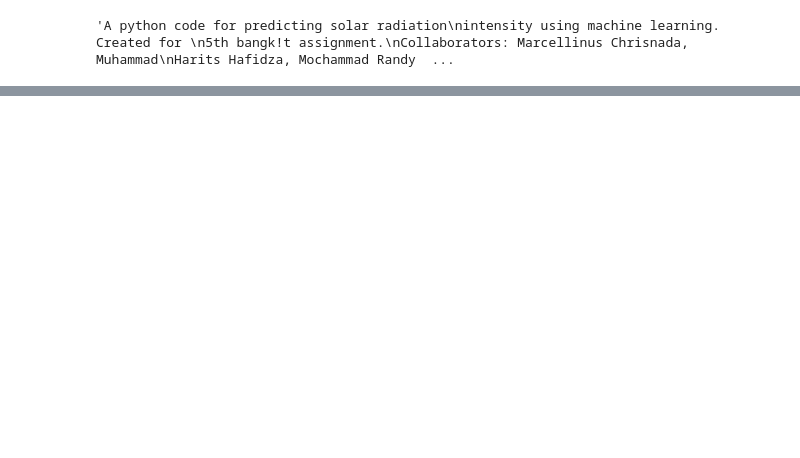
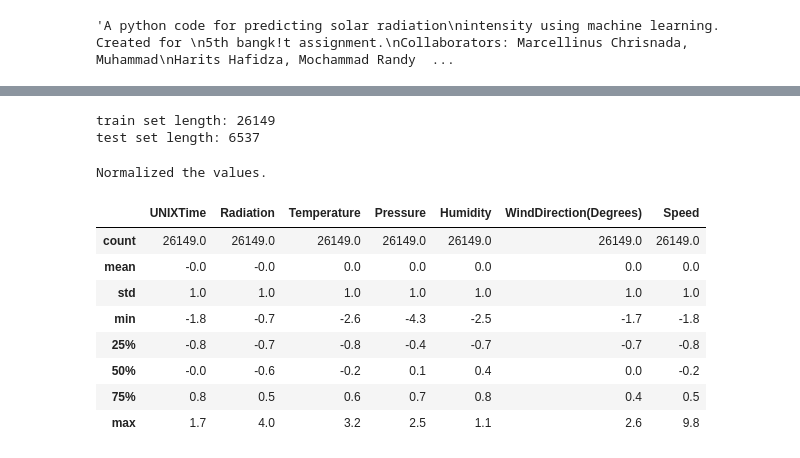
Before and after one commit to mrch-hub/bangkit1, a Jupyter notebook: SolarPrediction.ipynb, the cells around one changed output, grey strips where cells are left out. Saved outputs shown, nothing was run; the diff lists cells and outputs as text; code cells hidden in the pictures; blank space fills up the shorter version.

```diff
--- a/SolarPrediction.ipynb
+++ b/SolarPrediction.ipynb
@@ -18,0 +55,44 @@ from tensorflow.keras import layers
+# %%
+#@title Splitting data to train set and test set
+test_split = 0.2 # percentage of train set to be considered as test set
+data_test = data[:][0:round((len(data)*test_split))]
+data_train = data[:][round((len(data)*test_split)):]
+print('train set length:', str(len(data_train)), '\ntest set length:',
+      str(len(data_test)))
+# %% [output]
+train set length: 26149
+test set length: 6537
+# %%
+#@title Normalize values
+
+# Calculate the Z-scores of each column in the training set:
+data_train_mean = data_train[['UNIXTime', 'Radiation', 'Temperature', 'Pressure',
+                              'Humidity', 'WindDirection(Degrees)', 'Speed']].mean()
+data_train_std = data_train[['UNIXTime', 'Radiation', 'Temperature', 'Pressure',
+                             'Humidity', 'WindDirection(Degrees)', 'Speed']].std()
+data_train_norm = (data_train[['UNIXTime', 'Radiation', 'Temperature', 'Pressure',
+                               'Humidity', 'WindDirection(Degrees)', 'Speed']]
+                   - data_train_mean)/data_train_std
+
+# Calculate the Z-scores of each column in the test set.
+data_test_mean = data_test[['UNIXTime', 'Radiation', 'Temperature', 'Pressure',
+                            'Humidity', 'WindDirection(Degrees)', 'Speed']].mean()
+data_test_std = data_test[['UNIXTime', 'Radiation', 'Temperature', 'Pressure',
+                           'Humidity', 'WindDirection(Degrees)', 'Speed']].std()
+data_test_norm = (data_test[['UNIXTime', 'Radiation', 'Temperature', 'Pressure',
+                             'Humidity', 'WindDirection(Degrees)', 'Speed']]
+                  - data_test_mean)/data_test_std
+
+print("Normalized the values.")
+data_train_norm.describe()
+# %% [output]
+Normalized the values.
+|  | UNIXTime | Radiation | Temperature | Pressure | Humidity | WindDirection(Degrees) | Speed |
+| count | 26149.0 | 26149.0 | 26149.0 | 26149.0 | 26149.0 | 26149.0 | 26149.0 |
+| mean | -0.0 | -0.0 | 0.0 | 0.0 | 0.0 | 0.0 | 0.0 |
+| std | 1.0 | 1.0 | 1.0 | 1.0 | 1.0 | 1.0 | 1.0 |
+| min | -1.8 | -0.7 | -2.6 | -4.3 | -2.5 | -1.7 | -1.8 |
+| 25% | -0.8 | -0.7 | -0.8 | -0.4 | -0.7 | -0.7 | -0.8 |
+| 50% | -0.0 | -0.6 | -0.2 | 0.1 | 0.4 | 0.0 | -0.2 |
+| 75% | 0.8 | 0.5 | 0.6 | 0.7 | 0.8 | 0.4 | 0.5 |
+| max | 1.7 | 4.0 | 3.2 | 2.5 | 1.1 | 2.6 | 9.8 |
```
Also changed, not shown: parts of 12 cells of this notebook.
